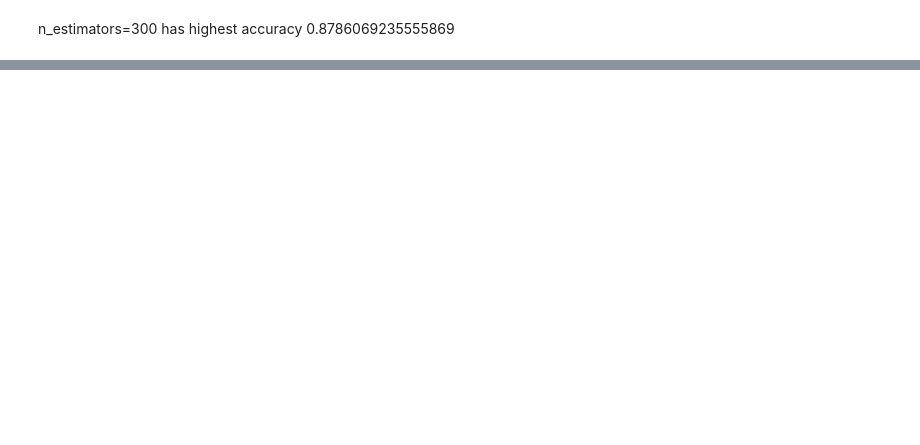
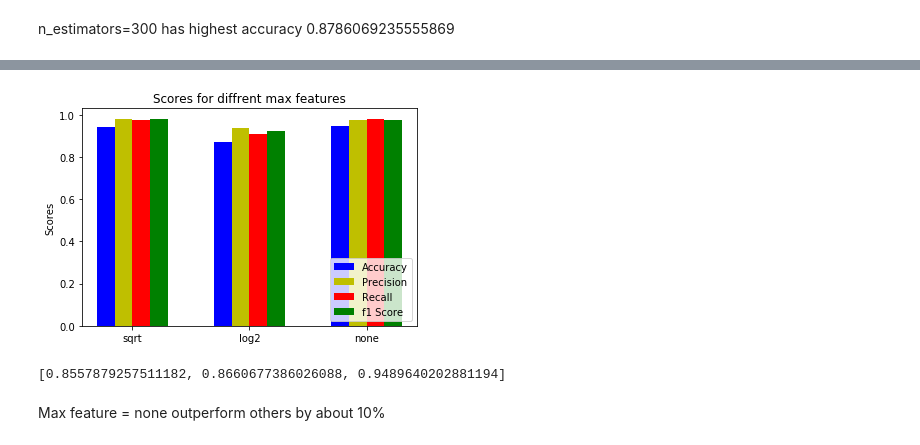
Before and after one commit to ianfawaz/CSCI4502-5502-DataMiningProject, a Jupyter notebook: Random Forest.ipynb, the cells around one changed output, grey strips where cells are left out. Saved outputs shown, nothing was run; the diff lists cells and outputs as text; code cells hidden in the pictures; blank space fills up the shorter version.

```diff
--- a/Random Forest.ipynb
+++ b/Random Forest.ipynb
@@ -120 +130,32 @@ print(scores_100)
+# %%
+N = 3
+
+ind = np.arange(N)
+width = 0.15
+fig, ax = plt.subplots()
+
+accu = [scores,scores_log2,scores_none]
+rects1 = ax.bar(ind, accu, width, color='b')
+prec = [p,p_log2,p_none]
+rects2 = ax.bar(ind+width, prec, width, color='y')
+rec = [r,r_log2,r_none]
+rects3 = ax.bar(ind + 2 * width, rec, width, color='r')
+f1score = [f1,f1_log2,f1_none]
+rects4 = ax.bar(ind+ 3 * width, f1score,  width, color='g')
+
+ax.set_ylabel('Scores')
+ax.set_title('Scores for diffrent max features')
+ax.set_xticks(ind + 1.5*width)
+ax.set_xticklabels(('sqrt','log2','none'))
+ax.legend((rects1[0], rects2[0], rects3[0],rects4[0]), ('Accuracy', 'Precision', 'Recall','f1 Score'),loc=4)
+
+plt.show()
+# %% [output]
+[figure, added]
+# %%
+accu
+# %% [output]
+[0.8557879257511182, 0.8660677386026088, 0.9489640202881194]
+# %% [markdown]
+Max feature = none outperform others by about 10%
 # %%
```
Also changed, not shown: parts of 13 cells of this notebook.
